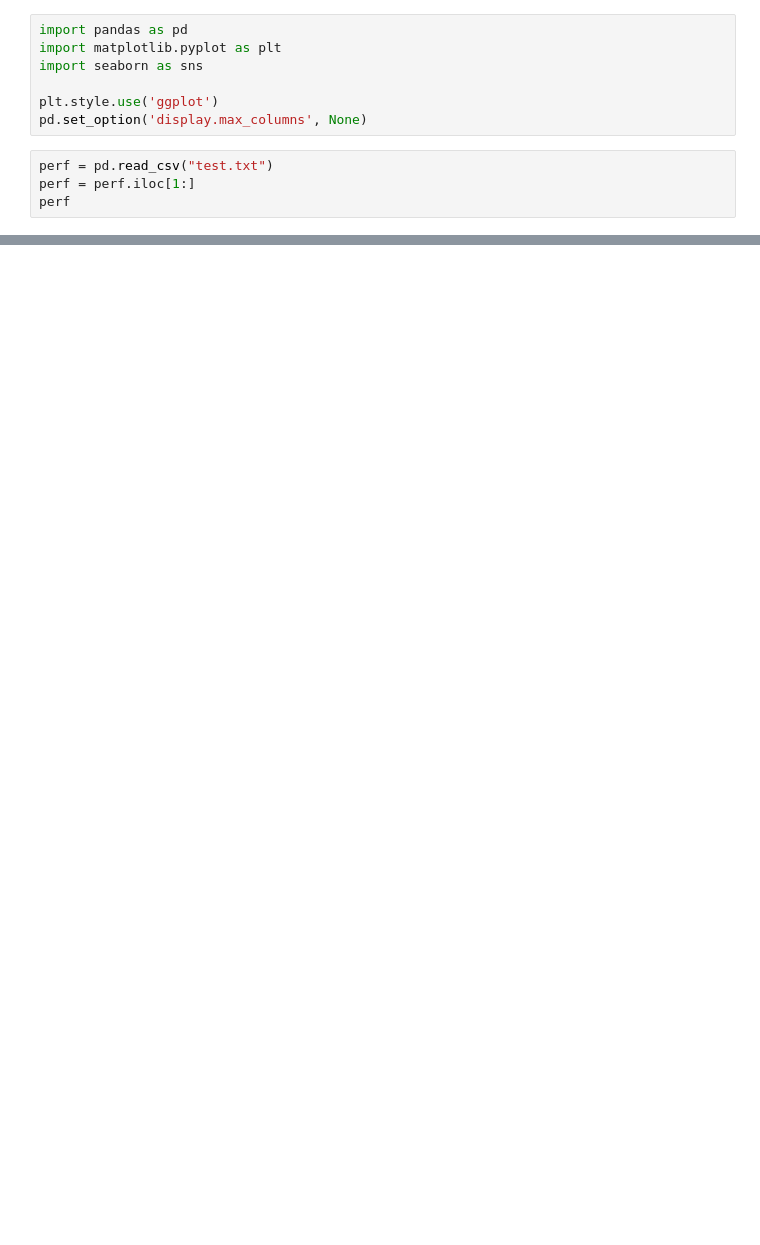
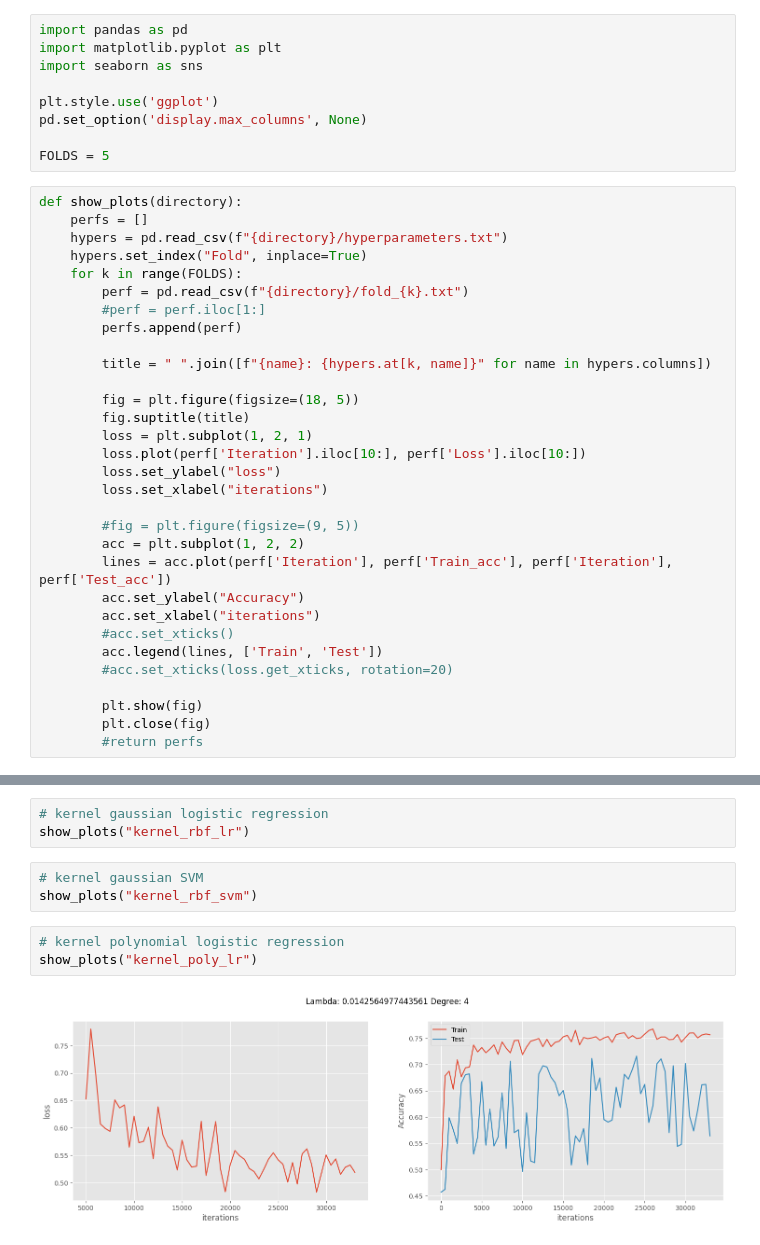
Before and after one commit to daniele-monti/ml_proj, a Jupyter notebook: model_performance.ipynb, the cells around one changed output, grey strips where cells are left out. Saved outputs shown, nothing was run; the diff lists cells and outputs as text; blank space fills up the shorter version.

```diff
--- a/model_performance.ipynb
+++ b/model_performance.ipynb
@@ -5,7 +5,36 @@ import seaborn as sns
 
 plt.style.use('ggplot')
 pd.set_option('display.max_columns', None)
+
+FOLDS = 5
 # %%
-perf = pd.read_csv("test.txt")
-perf = perf.iloc[1:]
-perf
+def show_plots(directory):
+    perfs = []
+    hypers = pd.read_csv(f"{directory}/hyperparameters.txt")
+    hypers.set_index("Fold", inplace=True)
+    for k in range(FOLDS):
+        perf = pd.read_csv(f"{directory}/fold_{k}.txt")
+        #perf = perf.iloc[1:]
+        perfs.append(perf)
+
+        title = " ".join([f"{name}: {hypers.at[k, name]}" for name in hypers.columns])
+
+        fig = plt.figure(figsize=(18, 5))
+        fig.suptitle(title)
+        loss = plt.subplot(1, 2, 1)
+        loss.plot(perf['Iteration'].iloc[10:], perf['Loss'].iloc[10:])
+        loss.set_ylabel("loss")
+        loss.set_xlabel("iterations")
+
+        #fig = plt.figure(figsize=(9, 5))
+        acc = plt.subplot(1, 2, 2)
+        lines = acc.plot(perf['Iteration'], perf['Train_acc'], perf['Iteration'], perf['Test_acc'])
+        acc.set_ylabel("Accuracy")
+        acc.set_xlabel("iterations")
+        #acc.set_xticks()
+        acc.legend(lines, ['Train', 'Test'])
+        #acc.set_xticks(loss.get_xticks, rotation=20)
+
+        plt.show(fig)
+        plt.close(fig)
+        #return perfs
@@ -49,0 +53,11 @@ plt.close(fig)
+# %%
+# kernel gaussian logistic regression
+show_plots("kernel_rbf_lr")
+# %%
+# kernel gaussian SVM
+show_plots("kernel_rbf_svm")
+# %%
+# kernel polynomial logistic regression
+show_plots("kernel_poly_lr")
+# %% [output]
+[figure, added]
```
Also changed, not shown: parts of 7 cells of this notebook, 8 other files.
